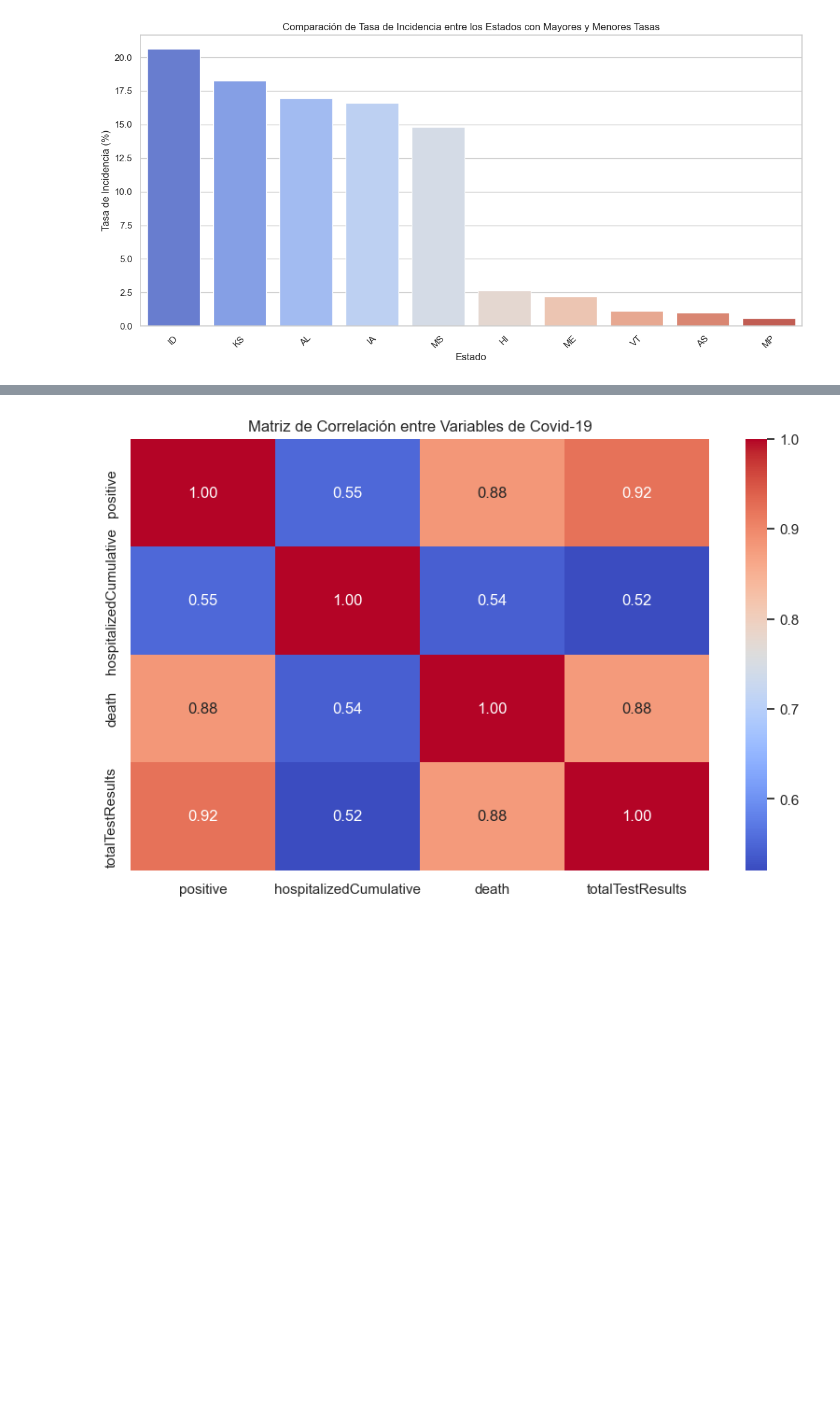
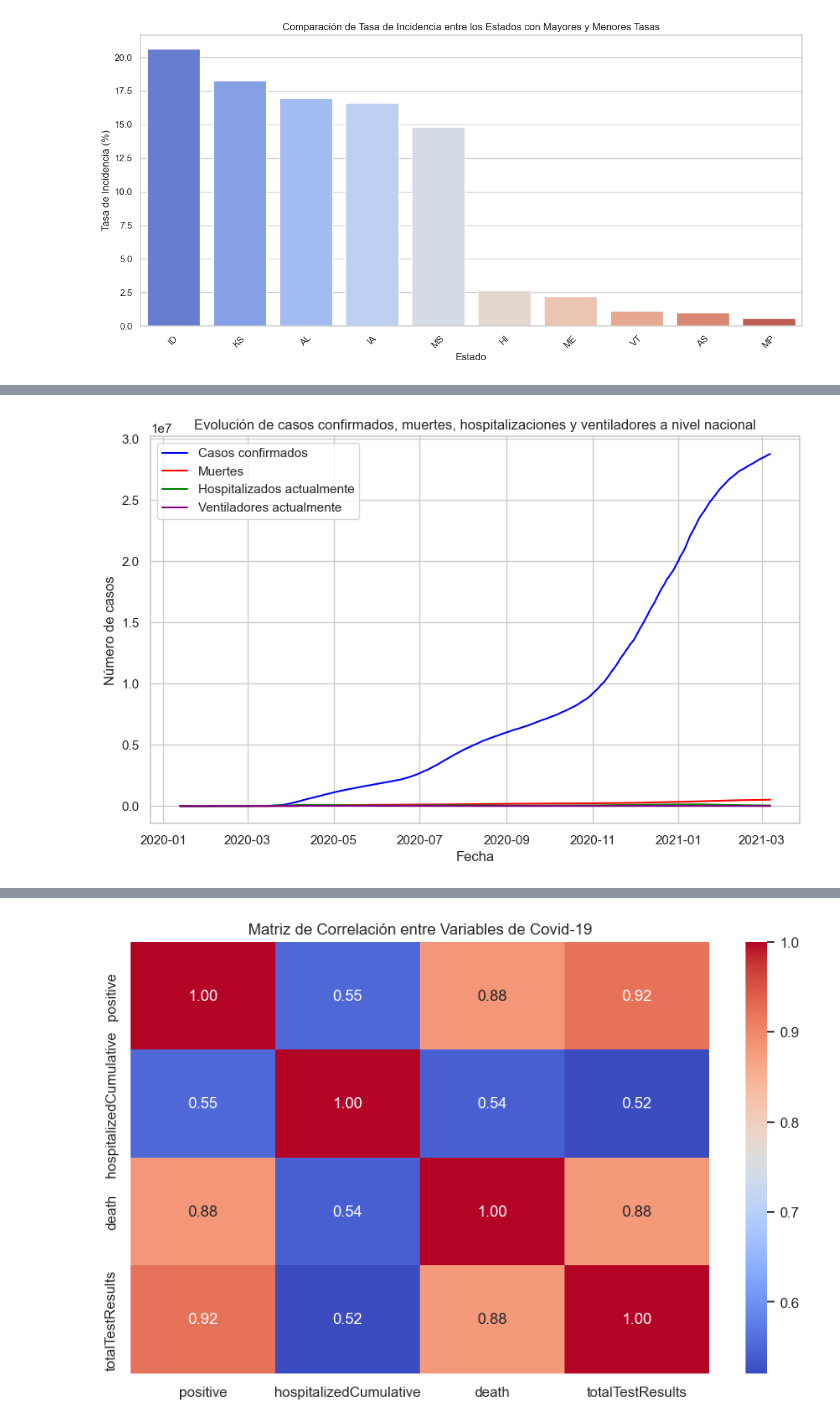
Before and after one commit to AI-School-F5-P3/ib_minidathaton, a Jupyter notebook: EDA_test.ipynb, the cells around one changed output, grey strips where cells are left out. Drawn from its saved outputs; the diff is of its cells as text; code cells hidden in the pictures; blank space fills up the shorter version.

```diff
--- a/EDA_test.ipynb
+++ b/EDA_test.ipynb
@@ -321,0 +290,21 @@ plt.show()
+# %%
+# Agrupar por estado y fecha para analizar la evolución por estado
+df_grouped = data.groupby(['date', 'state']).sum().reset_index()
+
+# Análisis temporal a nivel nacional
+national_data = data.groupby('date').sum().reset_index()
+
+# Visualización de la evolución de los casos confirmados, muertes, hospitalizaciones y ventiladores a nivel nacional
+plt.figure(figsize=(10, 6))
+plt.plot(national_data['date'], national_data['positive'], label='Casos confirmados', color='blue')
+plt.plot(national_data['date'], national_data['death'], label='Muertes', color='red')
+plt.plot(national_data['date'], national_data['hospitalizedCurrently'], label='Hospitalizados actualmente', color='green')
+plt.plot(national_data['date'], national_data['onVentilatorCurrently'], label='Ventiladores actualmente', color='purple')
+plt.title('Evolución de casos confirmados, muertes, hospitalizaciones y ventiladores a nivel nacional')
+plt.xlabel('Fecha')
+plt.ylabel('Número de casos')
+
+plt.legend()
+plt.show()
+# %% [output]
+[figure, added]
```
Also changed, not shown: parts of 6 cells of this notebook, 2 other files.
